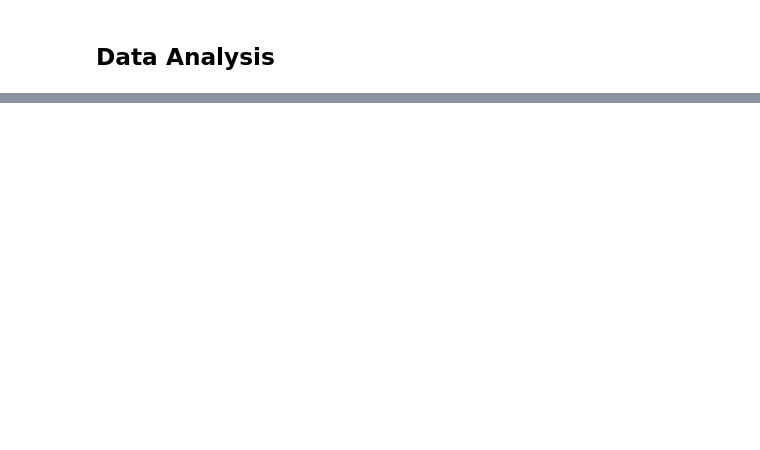
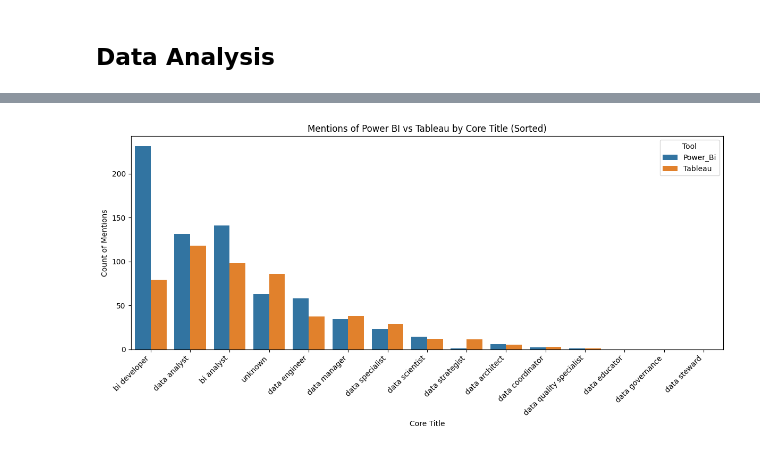
Before and after one commit to WamzMwangi/Job_Market_Analysis-BI_Tools, a Jupyter notebook: main.ipynb, the cells around one changed output, grey strips where cells are left out. Drawn from its saved outputs; the diff is of its cells as text; code cells hidden in the pictures; blank space fills up the shorter version.

```diff
--- a/main.ipynb
+++ b/main.ipynb
@@ -283,5 +255,5 @@ See the caveats in the documentation: https://pandas.pydata.org/pandas-docs/stab
 # %% [markdown]
 Now that I have 2 clean and categorized datasets, I can go ahead and merge them together.
 # %%
-df=pd.concat([df1,df2_cleaned],ignore_index=True)
-df.info()
+cleaned_df=pd.concat([df1,df2_cleaned],ignore_index=True)
+df =cleaned_df.drop(['link','cleaned_title'],axis=1)
@@ -411,0 +410,3 @@ df.loc[df['max_years_experience'].isnull()]='Unspecified'
+# %%
+demand_per_job_role=df.groupby('core_title')[['power_bi_mentioned','tableau_mentioned']].sum().reset_index()
+demand_per_job_role
@@ -411,0 +430,30 @@ df.loc[df['max_years_experience'].isnull()]='Unspecified'
+# %%
+# Compute totals for sorting
+demand_per_job_role["total_mentions"] = demand_per_job_role["power_bi_mentioned"] + demand_per_job_role["tableau_mentioned"]
+
+# Sort by total mentions (descending)
+demand_per_job_role = demand_per_job_role.sort_values("total_mentions", ascending=False)
+
+# Reshape into long format
+df_long = demand_per_job_role.melt(
+    id_vars="core_title",
+    value_vars=["power_bi_mentioned", "tableau_mentioned"],
+    var_name="Tool",
+    value_name="Mentions"
+)
+
+# Make labels nicer
+df_long["Tool"] = df_long["Tool"].str.replace("_mentioned","").str.title()
+
+# Plot
+plt.figure(figsize=(12,6))
+sns.barplot(data=df_long, x="core_title", y="Mentions", hue="Tool")
+plt.xticks(rotation=45, ha="right")
+plt.title("Mentions of Power BI vs Tableau by Core Title (Sorted)")
+plt.xlabel("Core Title")
+plt.ylabel("Count of Mentions")
+plt.legend(title="Tool")
+plt.tight_layout()
+plt.show()
+# %% [output]
+[figure, added]
```
Also changed, not shown: parts of 21 cells of this notebook.
